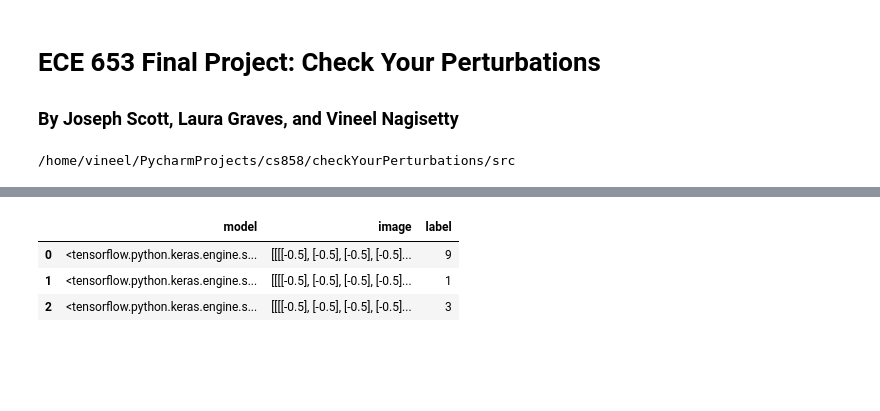
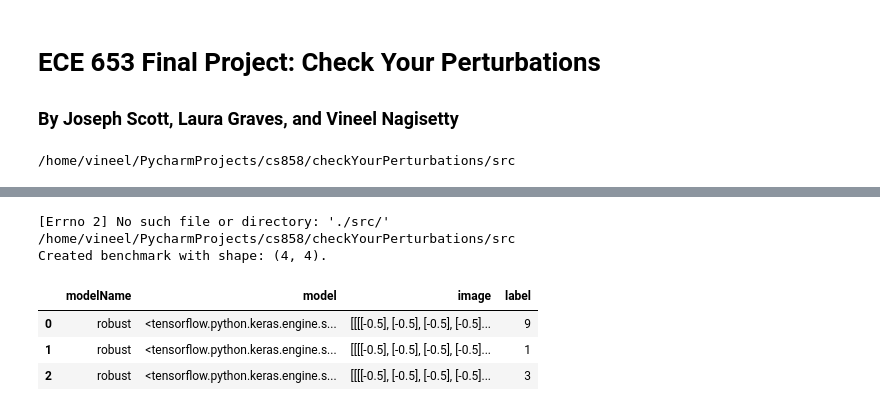
Before and after one commit to vin-nag/checkYourPerturbations, a Jupyter notebook: src/notebooks/project.ipynb, the cells around one changed output, grey strips where cells are left out. Saved outputs shown, nothing was run; the diff lists cells and outputs as text; code cells hidden in the pictures; blank space fills up the shorter version.

```diff
--- a/src/notebooks/project.ipynb
+++ b/src/notebooks/project.ipynb
@@ -37,14 +43,15 @@ LaplaceFuzz
 # %%
 # load and view the benchmark
-if inColab:
-    %cd ./src/
 benchmark = Benchmark(BenchmarkEnums.Demo)
 benchmark.data.head(3)
 # %% [output]
+[Errno 2] No such file or directory: './src/'
+/home/vineel/PycharmProjects/cs858/checkYourPerturbations/src
+Created benchmark with shape: (4, 4).
-|  | model | image | label |
-| 0 | <tensorflow.python.keras.engine.s... | [[[[-0.5], [-0.5], [-0.5], [-0.5]... | 9 |
-| 1 | <tensorflow.python.keras.engine.s... | [[[[-0.5], [-0.5], [-0.5], [-0.5]... | 1 |
-| 2 | <tensorflow.python.keras.engine.s... | [[[[-0.5], [-0.5], [-0.5], [-0.5]... | 3 |
+|  | modelName | model | image | label |
+| 0 | robust | <tensorflow.python.keras.engine.s... | [[[[-0.5], [-0.5], [-0.5], [-0.5]... | 9 |
+| 1 | robust | <tensorflow.python.keras.engine.s... | [[[[-0.5], [-0.5], [-0.5], [-0.5]... | 1 |
+| 2 | robust | <tensorflow.python.keras.engine.s... | [[[[-0.5], [-0.5], [-0.5], [-0.5]... | 3 |
 # %%
 # perform evaluation
 evaluator = Evaluator(benchmark=benchmark, generators=generators)
```
Also changed, not shown: parts of 3 cells of this notebook, 1 other file.
